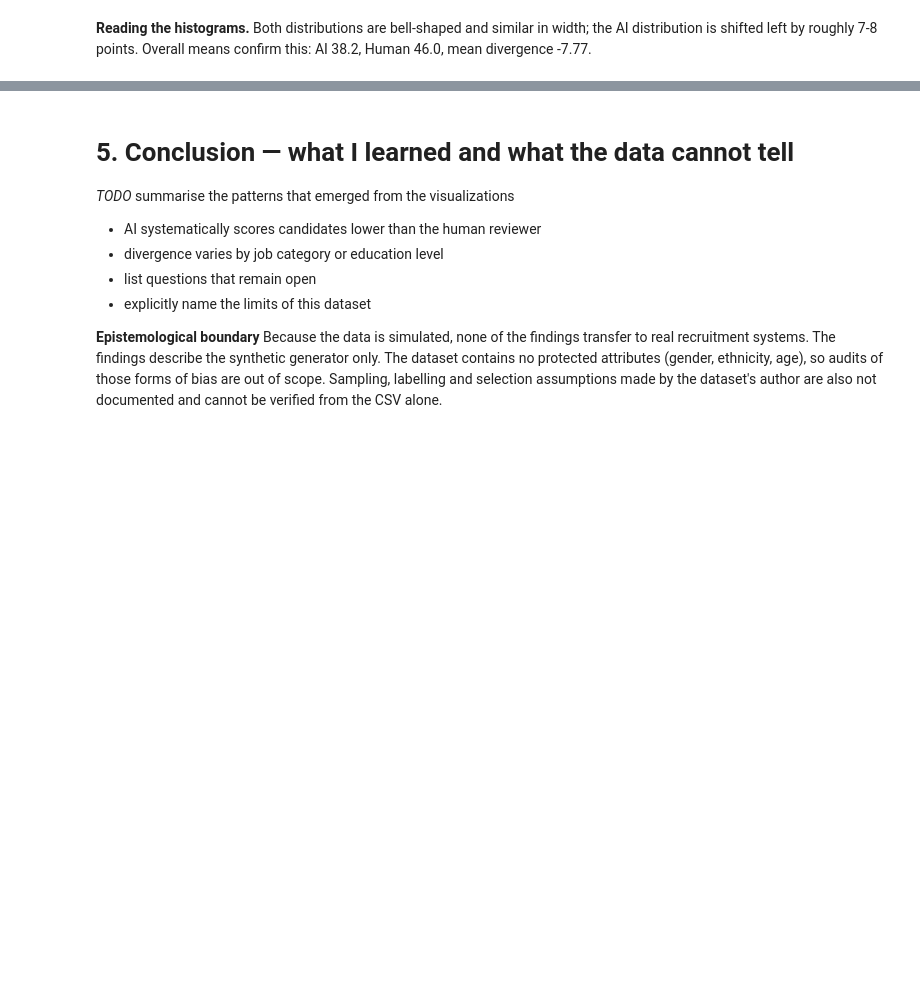
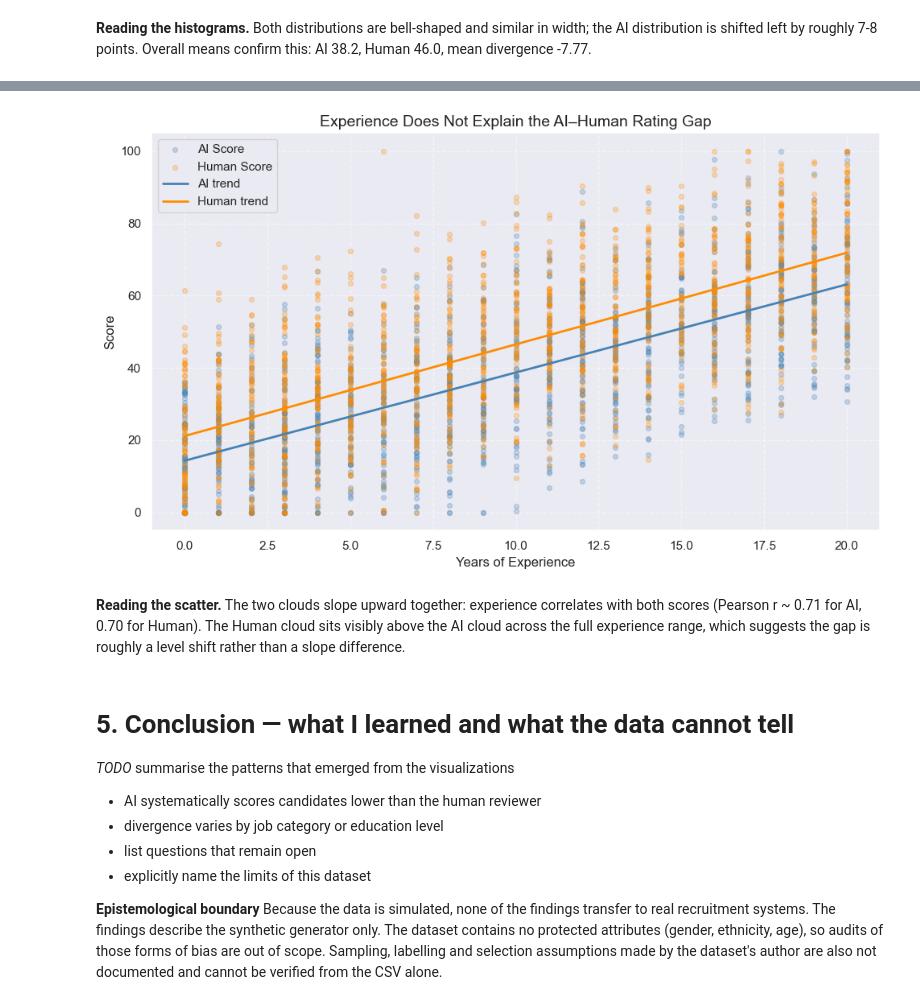
Before and after one commit to hkmp1303/hiring-fairness-audit-analysis, a Jupyter notebook: notebook.ipynb, the cells around one changed output, grey strips where cells are left out. Saved outputs shown, nothing was run; the diff lists cells and outputs as text; code cells hidden in the pictures; blank space fills up the shorter version.

Commit message:
Add chart 4.2 description and justification, revise visualization
Add trend lines to examine divergence, clear title reflecting claim,
chart interpertation

```diff
--- a/notebook.ipynb
+++ b/notebook.ipynb
@@ -238,3 +246,34 @@ plt.show()
+# %%
+fig, ax = plt.subplots(figsize=(10, 6))
+
+x = df["Years_Experience"]
+
+# Scatter plots — small markers + low alpha to reduce overplotting
+ax.scatter(x, df["AI_Score"],    alpha=0.25, s=18,
+           color="steelblue",  label="AI Score")
+ax.scatter(x, df["Human_Score"], alpha=0.25, s=18,
+           color="darkorange", label="Human Score")
+
+# Linear trend lines
+for col, color, lbl in [
+    ("AI_Score",    "steelblue",  "AI trend"),
+    ("Human_Score", "darkorange", "Human trend"),
+]:
+    m, b = np.polyfit(x, df[col], 1)
+    x_line = np.linspace(x.min(), x.max(), 200)
+    ax.plot(x_line, m * x_line + b, color=color, linewidth=2, label=lbl)
+
+ax.set_xlabel("Years of Experience", fontsize=12)
+ax.set_ylabel("Score", fontsize=12)
+ax.set_title("Experience Does Not Explain the AI–Human Rating Gap", fontsize=14)
+ax.legend(fontsize=11)
+ax.grid(True, linestyle="--", alpha=0.5)
+plt.tight_layout()
+plt.show()
+# %% [output]
+[figure, added]
+# %% [markdown]
+**Reading the scatter.** The two clouds slope upward together: experience correlates with both scores (Pearson r ~ 0.71 for AI, 0.70 for Human). The Human cloud sits visibly above the AI cloud across the full experience range, which suggests the gap is roughly a level shift rather than a slope difference.
 # %% [markdown]
 # 5. Conclusion — what I learned and what the data cannot tell
 
```
Also changed, not shown: parts of 1 cell of this notebook.
